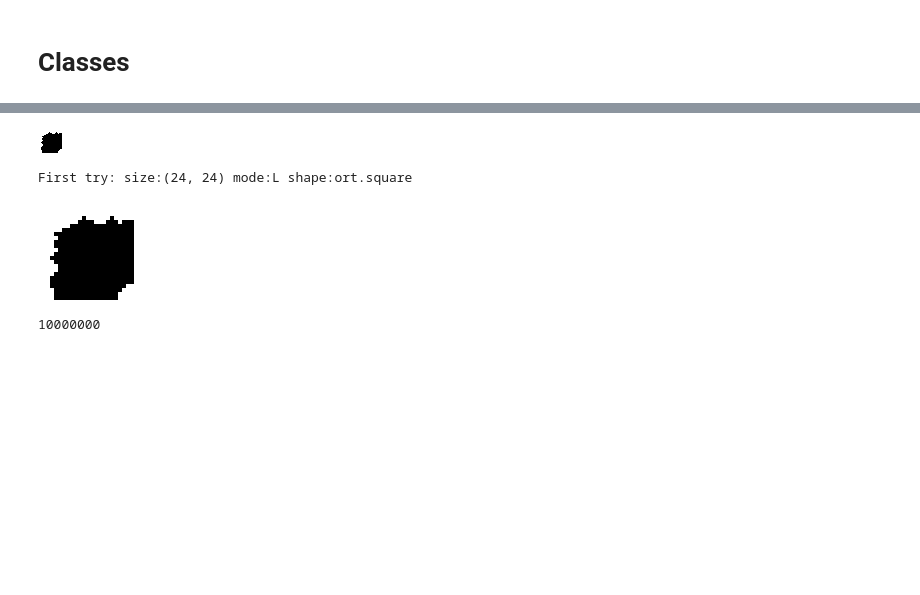
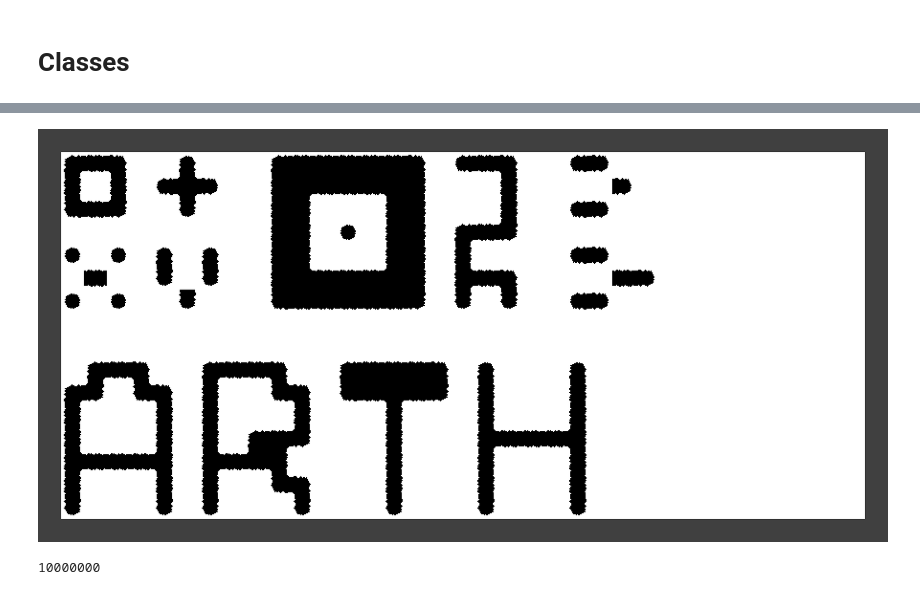
Before and after one commit to ArthurBohn95/python_gamedev_studies, a Jupyter notebook: Image Studies/Tiling Studies/_main/tiling3.ipynb, the cells around one changed output, grey strips where cells are left out. Drawn from its saved outputs; the diff is of its cells as text; code cells hidden in the pictures; blank space fills up the shorter version.

Commit message:
added more tiling improvements

```diff
--- a/Image Studies/Tiling Studies/_main/tiling3.ipynb
+++ b/Image Studies/Tiling Studies/_main/tiling3.ipynb
@@ -70,16 +70,17 @@ def display_image(img: Image.Image, scale: float = 10) -> None:
 def match_closest_choice(value: str, choices: list[str]) -> list[str]:
     best_score: int = 0
     best_choice: str = None
-
+    print(f"{value=}")
     for choice in choices:
         matches = []
         for idx in range(len(value)):
+            # TODO: Gotta improve the closest choice weights
             # Strong True find
-            if value[idx] == choice[idx] and value[idx]:
-                matches.append(2)
+            # if value[idx] == choice[idx] and value[idx]:
+            #     matches.append(0)
             # Strong equal find
-            elif value[idx] == choice[idx]:
-                matches.append(1.2)
+            if value[idx] == choice[idx]:
+                matches.append(1.5)
             # Weak wilcard find
             elif value[idx] == '.' or choice[idx] == '.':
                 matches.append(1)
@@ -1132,7 +1114,52 @@ display_image(tm.export_to('./tileset.png', 15, 2), 4)
 # %%
-slc = slice_tilemap(TEST_SET, 1, 1)
-print(f"{slc=}")
-edg = slice_to_edges(*slc)
-print(f"{edg=}")
-tm.find(edg).display(4)
+TEST_SET: tuple[tuple[int, ...], ...] = (
+    (1,1,1,1,1,1,1,1,1,1,1,1,1,1,1,1,1,1,1,1,1,1,1,1,1,1,1,1,1,1,1,1,1,1,1,1,1),
+    (1,0,0,0,1,1,0,1,1,1,0,0,0,0,0,0,0,1,0,0,0,1,1,0,0,1,1,1,1,1,1,1,1,1,1,1,1),
+    (1,0,1,0,1,0,0,0,1,1,0,0,0,0,0,0,0,1,1,1,0,1,1,1,1,0,1,1,1,1,1,1,1,1,1,1,1),
+    (1,0,0,0,1,1,0,1,1,1,0,0,1,1,1,0,0,1,1,1,0,1,1,0,0,1,1,1,1,1,1,1,1,1,1,1,1),
+    (1,1,1,1,1,1,1,1,1,1,0,0,1,0,1,0,0,1,0,0,0,1,1,1,1,1,1,1,1,1,1,1,1,1,1,1,1),
+    (1,0,1,0,1,0,1,0,1,1,0,0,1,1,1,0,0,1,0,1,1,1,1,0,0,1,1,1,1,1,1,1,1,1,1,1,1),
+    (1,1,0,1,1,0,1,0,1,1,0,0,0,0,0,0,0,1,0,0,0,1,1,1,1,0,0,1,1,1,1,1,1,1,1,1,1),
+    (1,0,1,0,1,1,0,1,1,1,0,0,0,0,0,0,0,1,0,1,0,1,1,0,0,1,1,1,1,1,1,1,1,1,1,1,1),
+    (1,1,1,1,1,1,1,1,1,1,1,1,1,1,1,1,1,1,1,1,1,1,1,1,1,1,1,1,1,1,1,1,1,1,1,1,1),
+    (1,1,1,1,1,1,1,1,1,1,1,1,1,1,1,1,1,1,1,1,1,1,1,1,1,1,1,1,1,1,1,1,1,1,1,1,1),
+    (1,1,0,0,0,1,1,0,0,0,0,1,1,0,0,0,0,0,1,0,1,1,1,0,1,1,1,1,1,1,1,1,1,1,1,1,1),
+    (1,0,0,1,0,0,1,0,1,1,0,0,1,0,0,0,0,0,1,0,1,1,1,0,1,1,1,1,1,1,1,1,1,1,1,1,1),
+    (1,0,1,1,1,0,1,0,1,1,1,0,1,1,1,0,1,1,1,0,1,1,1,0,1,1,1,1,1,1,1,1,1,1,1,1,1),
+    (1,0,1,1,1,0,1,0,1,0,0,0,1,1,1,0,1,1,1,0,0,0,0,0,1,1,1,1,1,1,1,1,1,1,1,1,1),
+    (1,0,0,0,0,0,1,0,0,0,0,1,1,1,1,0,1,1,1,0,1,1,1,0,1,1,1,1,1,1,1,1,1,1,1,1,1),
+    (1,0,1,1,1,0,1,0,1,1,0,0,1,1,1,0,1,1,1,0,1,1,1,0,1,1,1,1,1,1,1,1,1,1,1,1,1),
+    (1,0,1,1,1,0,1,0,1,1,1,0,1,1,1,0,1,1,1,0,1,1,1,0,1,1,1,1,1,1,1,1,1,1,1,1,1),
+    (1,1,1,1,1,1,1,1,1,1,1,1,1,1,1,1,1,1,1,1,1,1,1,1,1,1,1,1,1,1,1,1,1,1,1,1,1),
+)
+
+head_tile = TileGen.gen_ort_mask(24)
+base_tile = head_tile.copy().invert()
+
+tiles: dict[tuple[int, int], Tile] = {}
+
+tsize = 24
+width, height = len(TEST_SET[0]), len(TEST_SET)
+
+for x in range(1, width-1):
+    for y in range(1, height-1):
+        c = TEST_SET[y][x]
+        if c == 1:
+            tiles[(x, y)] = head_tile
+            continue
+
+        slc = slice_tilemap(TEST_SET, x, y)
+        edg = slice_to_edges(*slc)
+        if edg == '00000000':
+            tiles[(x, y)] = base_tile
+            continue
+
+        tiles[(x, y)] = tm.find(edg)
+
+base_image = Image.new('L', (tsize*width, tsize*height), 64)
+
+for pos, tile in tiles.items():
+    base_image.paste(tile.image, (pos[0]*tsize, pos[1]*tsize))
+
+display_image(base_image, 2)
 # %% [output]
@@ -1144,6 +1180,4 @@ edg='11101011'
-[figure, old version]
+[figure, new version]
-First try: size:(24, 24) mode:L shape:ort.square
-[figure, removed]
 # %%
 for edge, mask in tm.masks.items():
     print(edge)
```
Also changed, not shown: parts of 3 cells of this notebook.
